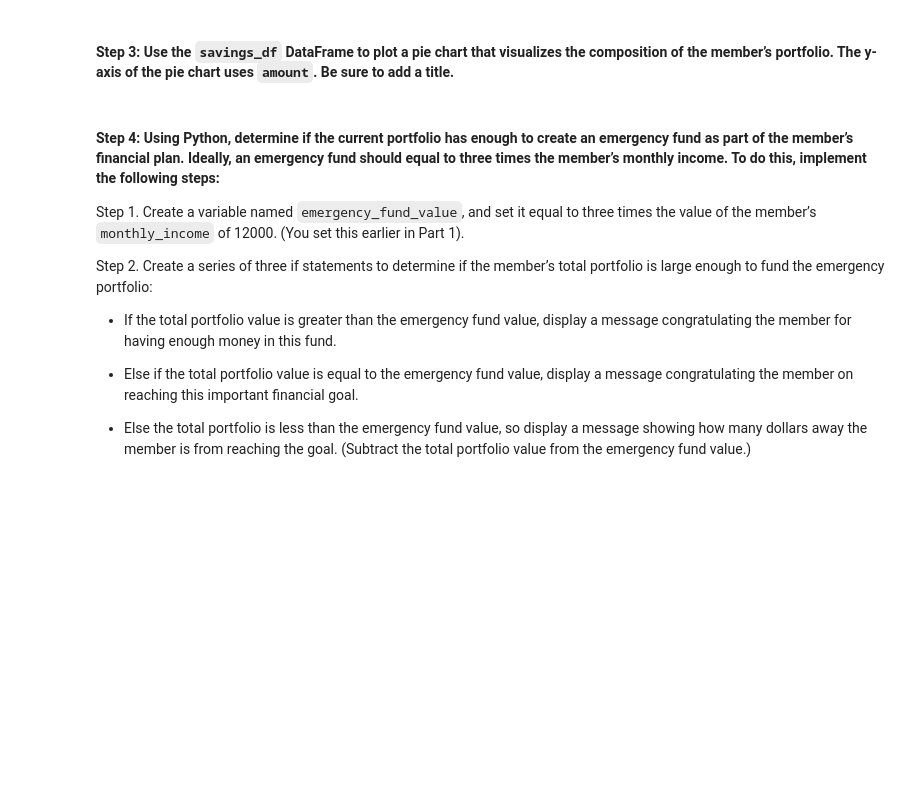
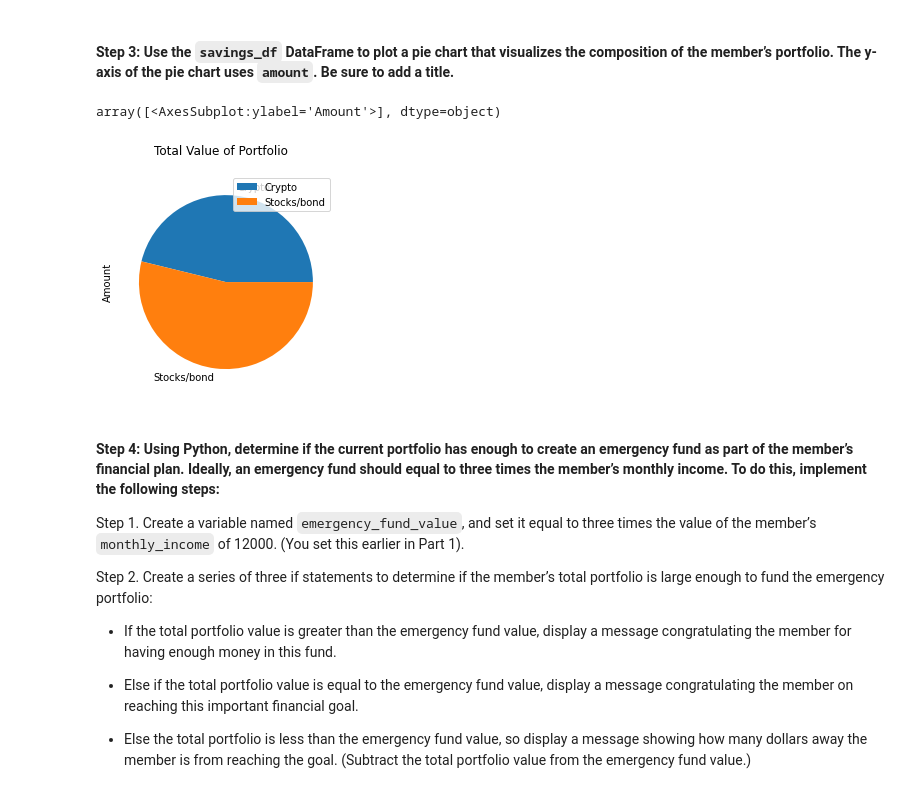
Before and after one commit to mckayav3/Financial-Planning-Tool, a Jupyter notebook: Financial Planning with APIs and Simulations/financial_planning_tools.ipynb, the cells around one changed output. Drawn from its saved outputs; the diff is of its cells as text; code cells hidden in the pictures; blank space fills up the shorter version.

```diff
--- a/Financial Planning with APIs and Simulations/financial_planning_tools.ipynb
+++ b/Financial Planning with APIs and Simulations/financial_planning_tools.ipynb
@@ -380,7 +380,10 @@ savings_df
 #### Step 3: Use the `savings_df` DataFrame to plot a pie chart that visualizes the composition of the member’s portfolio. The y-axis of the pie chart uses `amount`. Be sure to add a title.
 # %%
 # Plot the total value of the member's portfolio (crypto and stock/bond) in a pie chart
-# YOUR CODE HERE
+savings_df.plot.pie(y="Amount",title="Total Value of Portfolio",subplots=True)
+# %% [output]
+array([<AxesSubplot:ylabel='Amount'>], dtype=object)
+[figure, added]
 # %% [markdown]
 #### Step 4: Using Python, determine if the current portfolio has enough to create an emergency fund as part of the member’s financial plan. Ideally, an emergency fund should equal to three times the member’s monthly income. To do this, implement the following steps:
 
```
Also changed, not shown: parts of 10 cells of this notebook.
